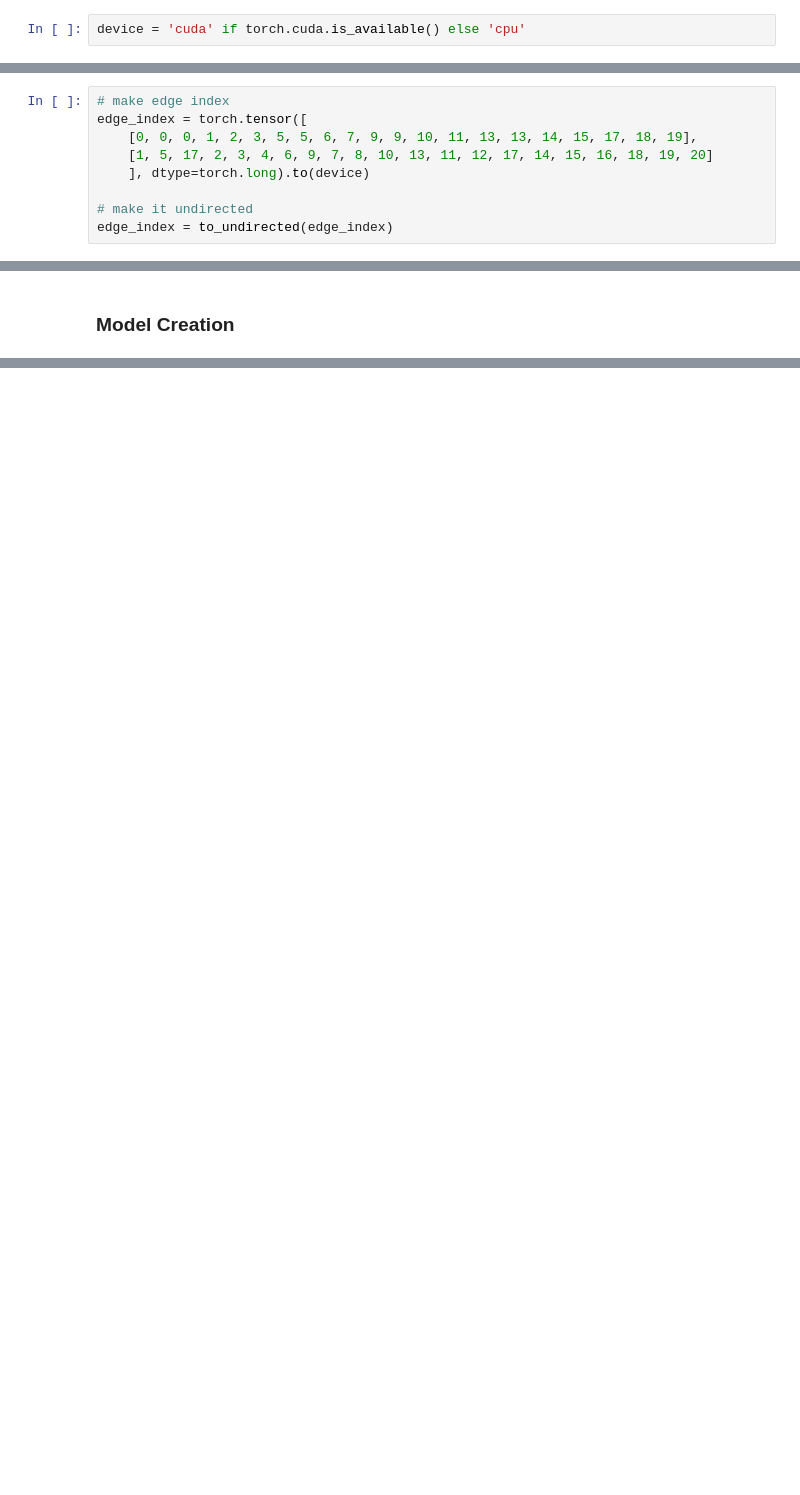
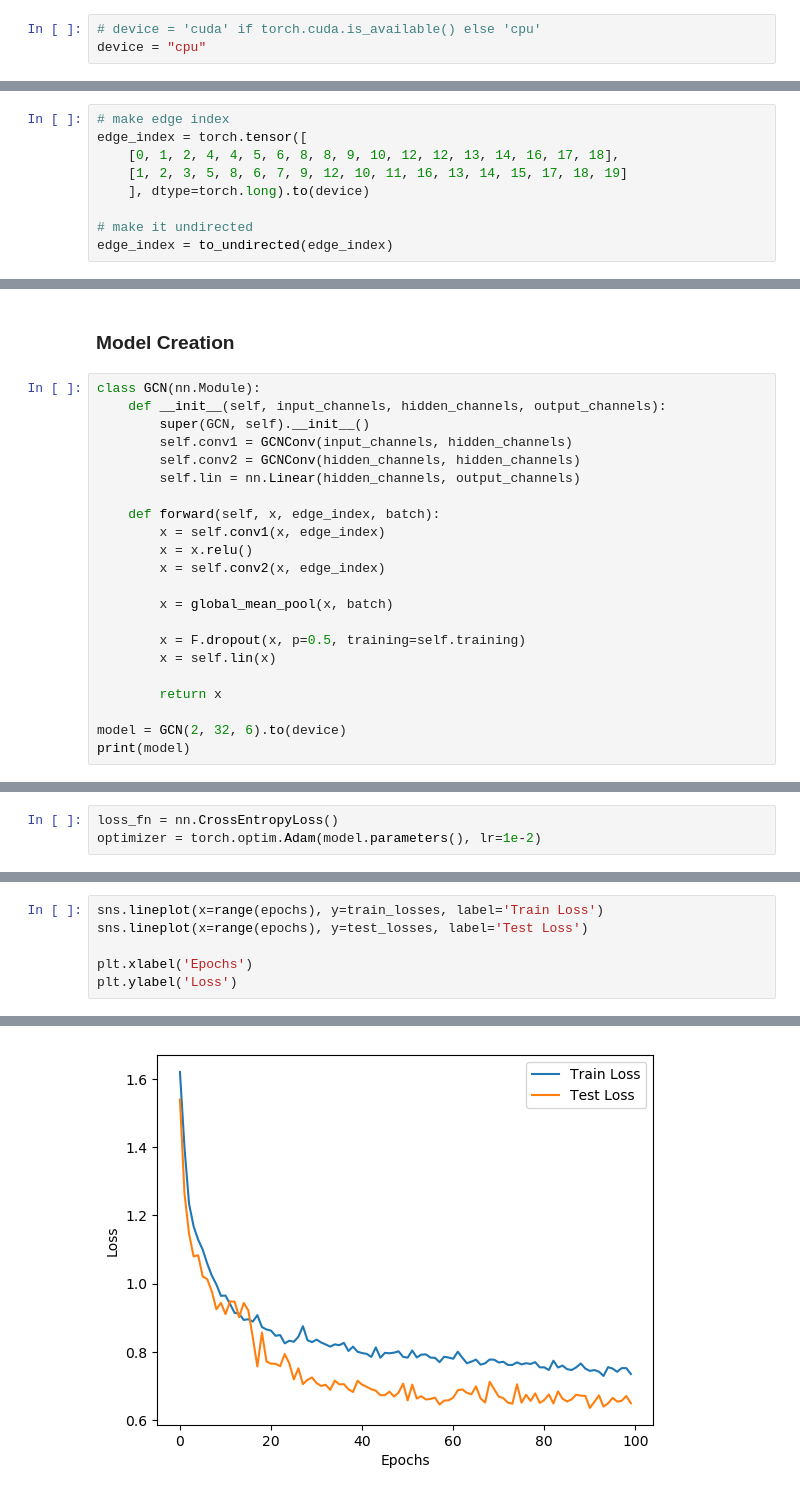
Before and after one commit to Icential/shuwa, a Jupyter notebook: gnn_train.ipynb, the cells around one changed output, grey strips where cells are left out. Drawn from its saved outputs; the diff is of its cells as text; blank space fills up the shorter version.

```diff
--- a/gnn_train.ipynb
+++ b/gnn_train.ipynb
@@ -12,5 +16,6 @@ from tqdm import tqdm
 # %%
-device = 'cuda' if torch.cuda.is_available() else 'cpu'
+# device = 'cuda' if torch.cuda.is_available() else 'cpu'
+device = "cpu"
 # %% [markdown]
 ### Data Processing
 # %%
@@ -58,8 +65,8 @@ Edge index of hand landmarks are constant. Edge index is a 2D matrix with 2 rows
 # %%
 # make edge index
 edge_index = torch.tensor([
-    [0, 0, 0, 1, 2, 3, 5, 5, 6, 7, 9, 9, 10, 11, 13, 13, 14, 15, 17, 18, 19],
-    [1, 5, 17, 2, 3, 4, 6, 9, 7, 8, 10, 13, 11, 12, 17, 14, 15, 16, 18, 19, 20]
+    [0, 1, 2, 4, 4, 5, 6, 8, 8, 9, 10, 12, 12, 13, 14, 16, 17, 18],
+    [1, 2, 3, 5, 8, 6, 7, 9, 12, 10, 11, 16, 13, 14, 15, 17, 18, 19]
     ], dtype=torch.long).to(device)
 
 # make it undirected
@@ -89,2 +96,24 @@ DataBatch(x=[640, 2], edge_index=[2, 1344], y=[32], batch=[640], ptr=[33])
 # %% [markdown]
 ### Model Creation
+# %%
+class GCN(nn.Module):
+    def __init__(self, input_channels, hidden_channels, output_channels):
+        super(GCN, self).__init__()
+        self.conv1 = GCNConv(input_channels, hidden_channels)
+        self.conv2 = GCNConv(hidden_channels, hidden_channels)
+        self.lin = nn.Linear(hidden_channels, output_channels)
+
+    def forward(self, x, edge_index, batch):
+        x = self.conv1(x, edge_index)
+        x = x.relu()
+        x = self.conv2(x, edge_index)
+
+        x = global_mean_pool(x, batch)
+
+        x = F.dropout(x, p=0.5, training=self.training)
+        x = self.lin(x)
+
+        return x
+
+model = GCN(2, 32, 6).to(device)
+print(model)
@@ -90,0 +151,3 @@ DataBatch(x=[640, 2], edge_index=[2, 1344], y=[32], batch=[640], ptr=[33])
+# %%
+loss_fn = nn.CrossEntropyLoss()
+optimizer = torch.optim.Adam(model.parameters(), lr=1e-2)
@@ -90,0 +257,7 @@ DataBatch(x=[640, 2], edge_index=[2, 1344], y=[32], batch=[640], ptr=[33])
+# %%
+sns.lineplot(x=range(epochs), y=train_losses, label='Train Loss')
+sns.lineplot(x=range(epochs), y=test_losses, label='Test Loss')
+
+plt.xlabel('Epochs')
+plt.ylabel('Loss')
+# %% [output]
@@ -90,0 +265 @@ DataBatch(x=[640, 2], edge_index=[2, 1344], y=[32], batch=[640], ptr=[33])
+[figure, added]
```
Also changed, not shown: parts of 11 cells of this notebook, 3 other files.
